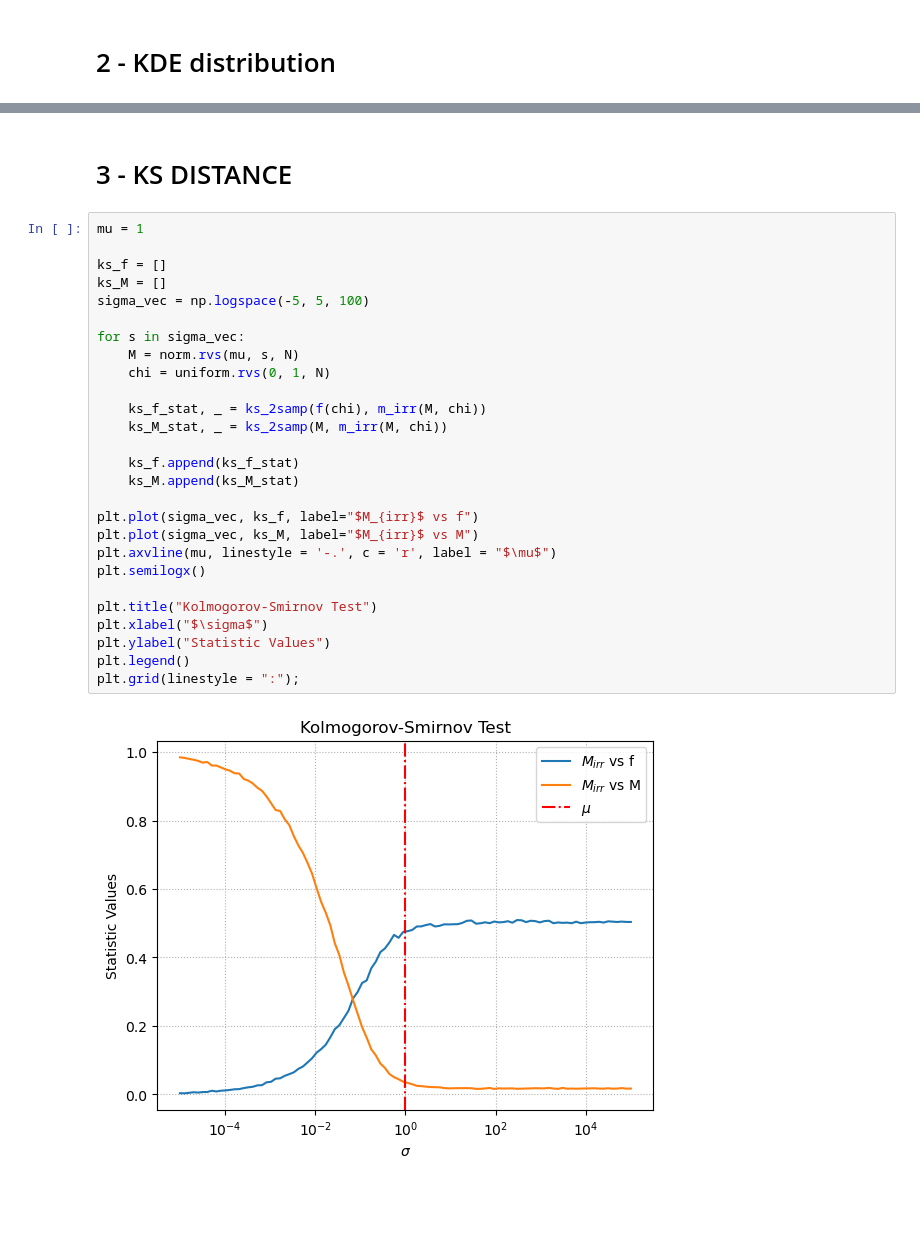
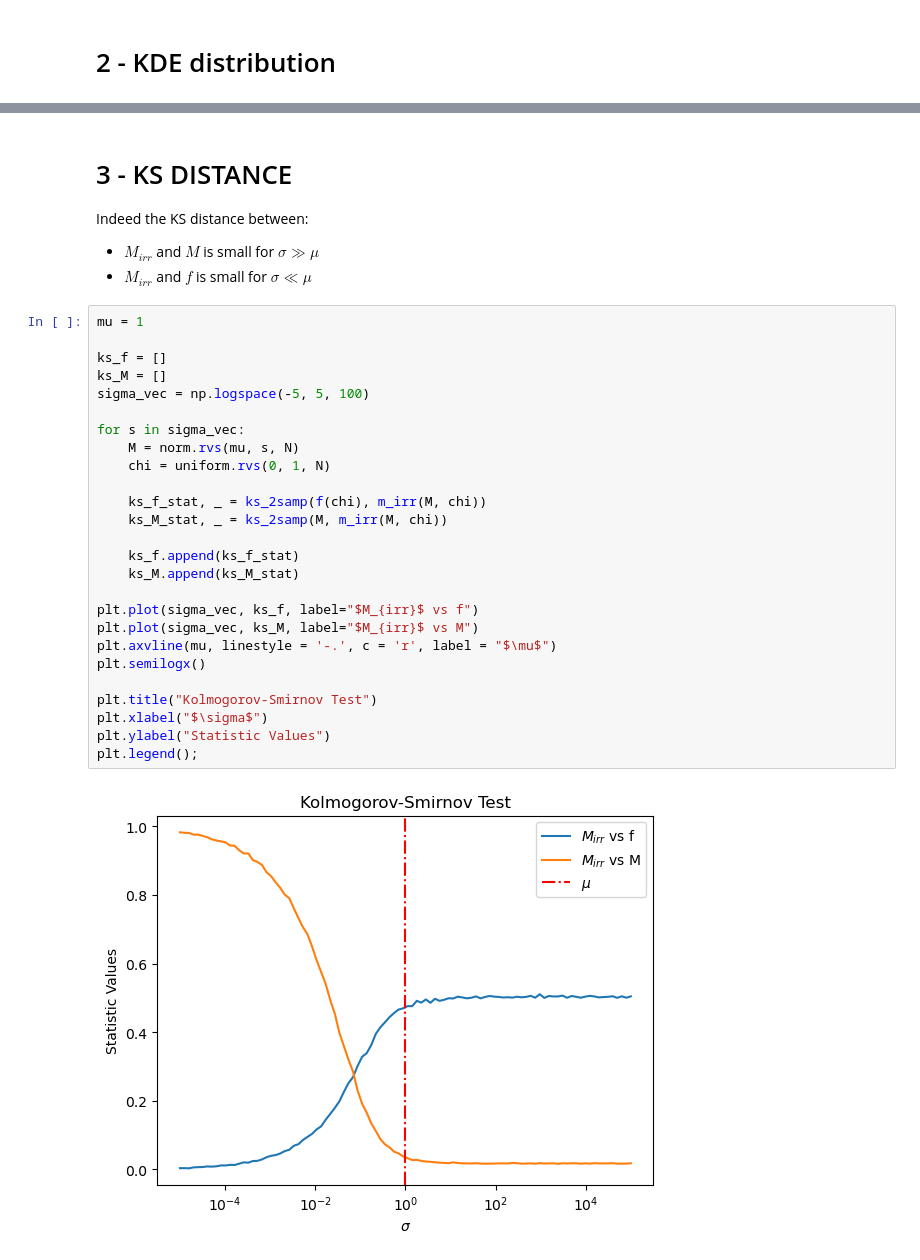
Before and after one commit to RoccoGiugni/ASML-24-25, a Jupyter notebook: L07/L07.ipynb, the cells around one changed output, grey strips where cells are left out. Drawn from its saved outputs; the diff is of its cells as text; blank space fills up the shorter version.

```diff
--- a/L07/L07.ipynb
+++ b/L07/L07.ipynb
@@ -122,31 +123,34 @@ plt.legend();
 # %% [markdown]
 # 3 - KS DISTANCE
+
+Indeed the KS distance between:
+- $M_{irr}$ and $M$ is small for $\sigma \gg \mu$
+- $M_{irr}$ and $f$ is small for $\sigma \ll \mu$
 # %%
 mu = 1
 
 ks_f = []
 ks_M = []
 sigma_vec = np.logspace(-5, 5, 100)
 
 for s in sigma_vec:
     M = norm.rvs(mu, s, N)
     chi = uniform.rvs(0, 1, N)
 
     ks_f_stat, _ = ks_2samp(f(chi), m_irr(M, chi))
     ks_M_stat, _ = ks_2samp(M, m_irr(M, chi))
 
     ks_f.append(ks_f_stat)
     ks_M.append(ks_M_stat)
 
 plt.plot(sigma_vec, ks_f, label="$M_{irr}$ vs f")
 plt.plot(sigma_vec, ks_M, label="$M_{irr}$ vs M")
 plt.axvline(mu, linestyle = '-.', c = 'r', label = "$\mu$")
 plt.semilogx()
 
 plt.title("Kolmogorov-Smirnov Test")
 plt.xlabel("$\sigma$")
 plt.ylabel("Statistic Values")
-plt.legend()
-plt.grid(linestyle = ":");
+plt.legend();
 # %% [output]
-[figure, old version]
+[figure, new version]
```
Also changed, not shown: parts of 3 cells of this notebook, 7 other files.
